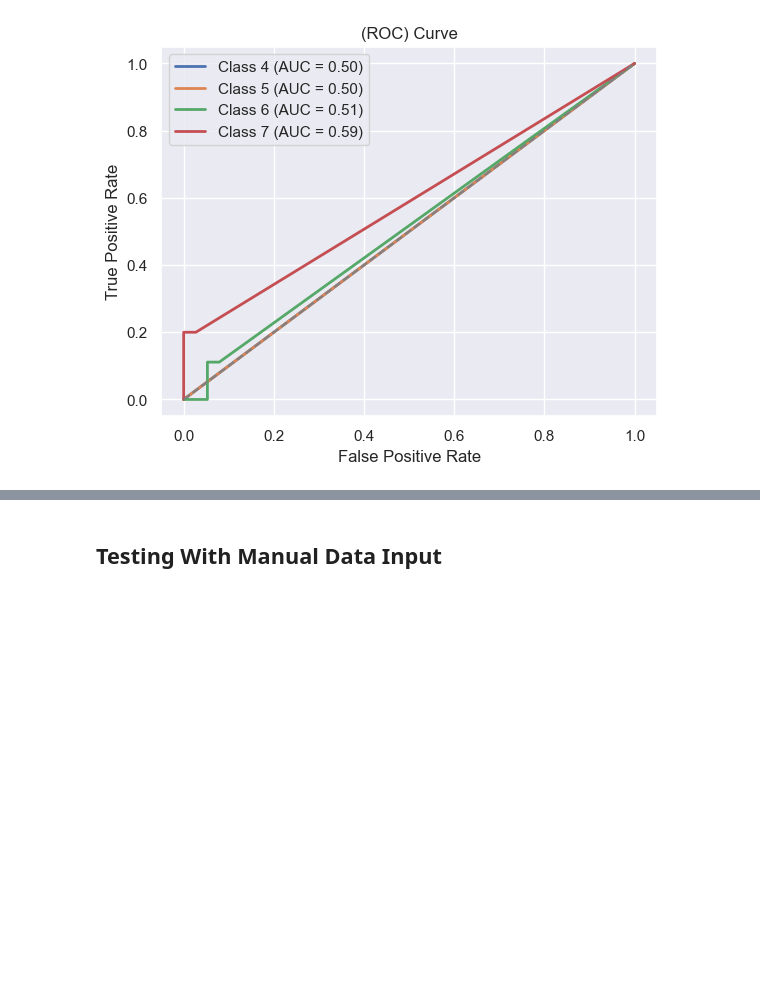
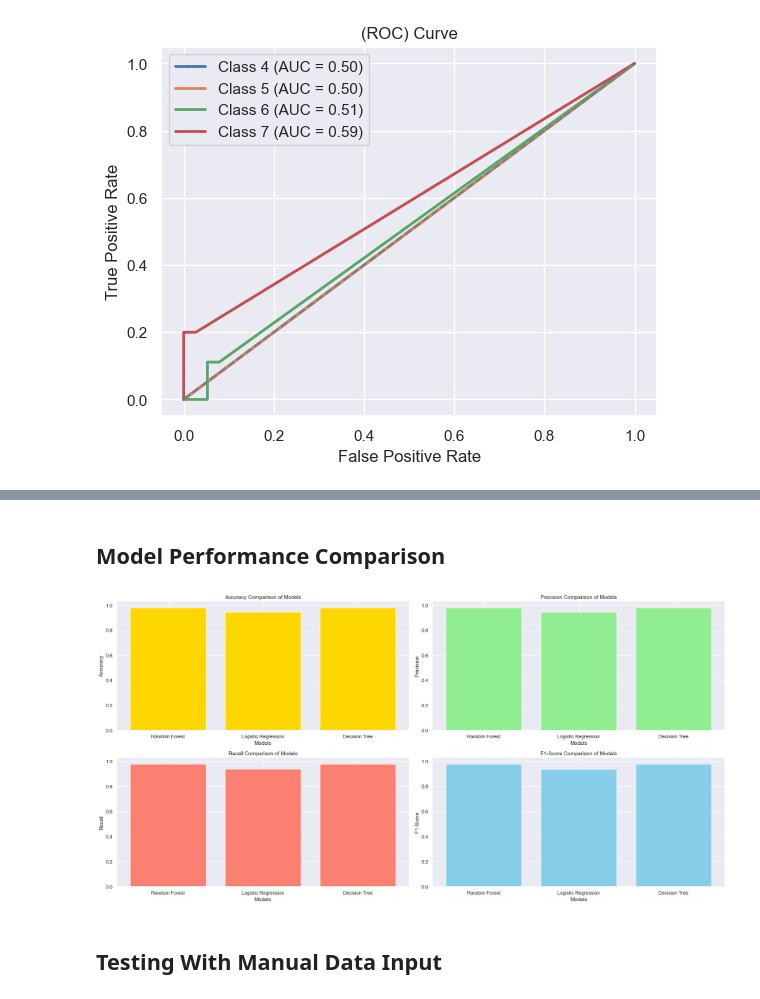
Before and after one commit to Syeda-Mahjabin-Proma/Stress-Level-Detection-System, a Jupyter notebook: model.ipynb, the cells around one changed output, grey strips where cells are left out. Drawn from its saved outputs; the diff is of its cells as text; code cells hidden in the pictures; blank space fills up the shorter version.

```diff
--- a/model.ipynb
+++ b/model.ipynb
@@ -635,3 +678,48 @@ plt.show()
+# %% [markdown]
+## Model Performance Comparison
+# %%
+models = ['Random Forest', 'Logistic Regression', 'Decision Tree']
+
+accuracies = [accuracy, accuracy2, accuracy3]
+
+precision = [classification_report(y_test, y_pred, output_dict=True)['weighted avg']['precision'],
+             classification_report(y_test, y_pred2, output_dict=True)['weighted avg']['precision'],
+             classification_report(y_test, y_pred3, output_dict=True)['weighted avg']['precision']]
+
+recall = [classification_report(y_test, y_pred, output_dict=True)['weighted avg']['recall'],
+          classification_report(y_test, y_pred2, output_dict=True)['weighted avg']['recall'],
+          classification_report(y_test, y_pred3, output_dict=True)['weighted avg']['recall']]
+
+f1_score = [classification_report(y_test, y_pred, output_dict=True)['weighted avg']['f1-score'],
+          classification_report(y_test, y_pred2, output_dict=True)['weighted avg']['f1-score'],
+          classification_report(y_test, y_pred3, output_dict=True)['weighted avg']['f1-score']]
+
+fig, ax = plt.subplots(2, 2, figsize=(20, 10))
+
+ax[0][0].bar(models, precision, color='gold')
+ax[0][0].set_xlabel('Models')
+ax[0][0].set_ylabel('Accuracy')
+ax[0][0].set_title('Accuracy Comparison of Models')
+
+ax[0][1].bar(models, precision, color='lightgreen')
+ax[0][1].set_xlabel('Models')
+ax[0][1].set_ylabel('Precision')
+ax[0][1].set_title('Precision Comparison of Models')
+
+ax[1][0].bar(models, recall, color='salmon')
+ax[1][0].set_xlabel('Models')
+ax[1][0].set_ylabel('Recall')
+ax[1][0].set_title('Recall Comparison of Models')
+
+ax[1][1].bar(models, f1_score, color='skyblue')
+ax[1][1].set_xlabel('Models')
+ax[1][1].set_ylabel('F1-Score')
+ax[1][1].set_title('F1-Score Comparison of Models')
+
+plt.tight_layout()
+plt.show()
+# %% [output]
+[figure, added]
 # %% [markdown]
 ## Testing With Manual Data Input
 # %%
```
Also changed, not shown: parts of 8 cells of this notebook.
